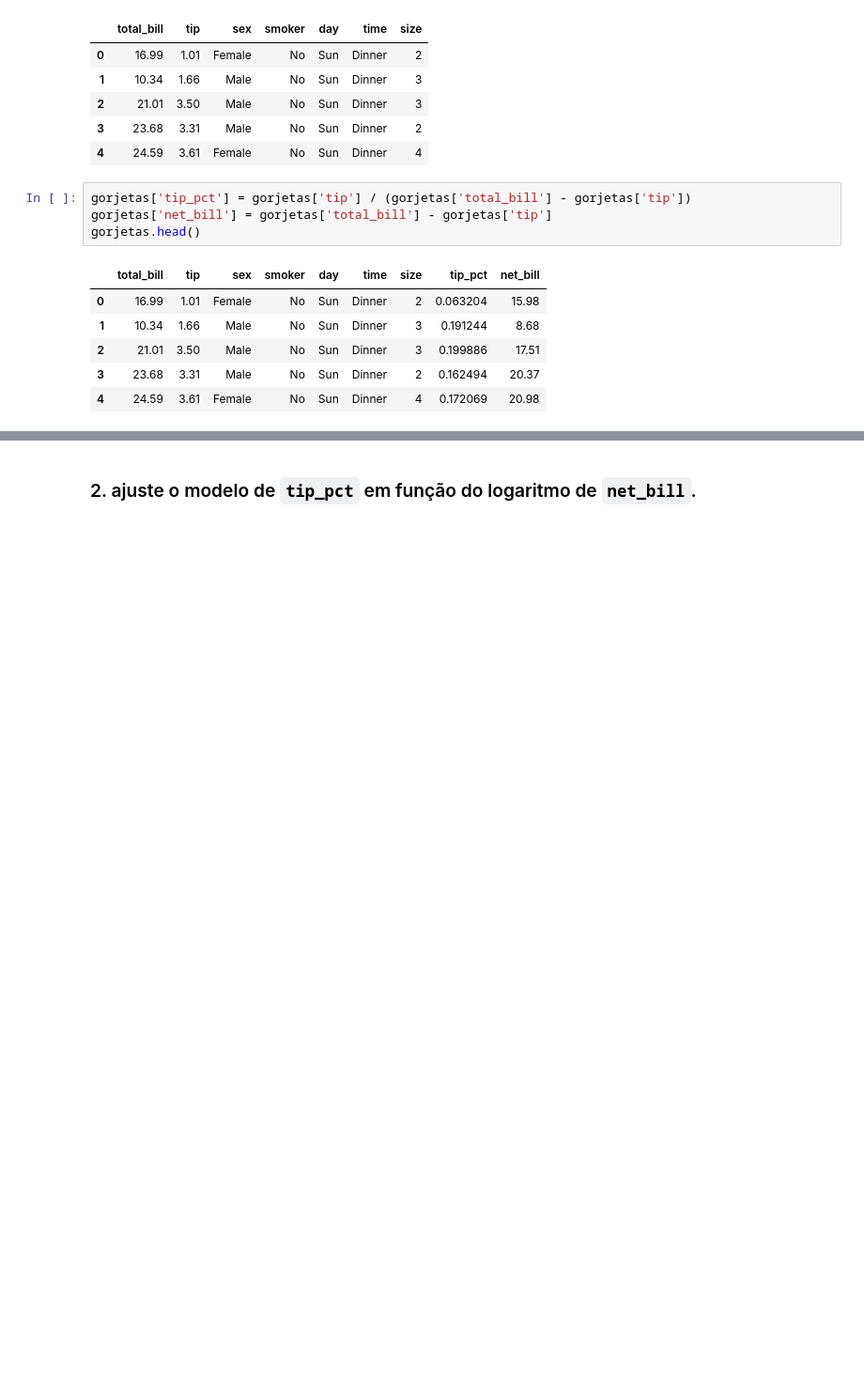
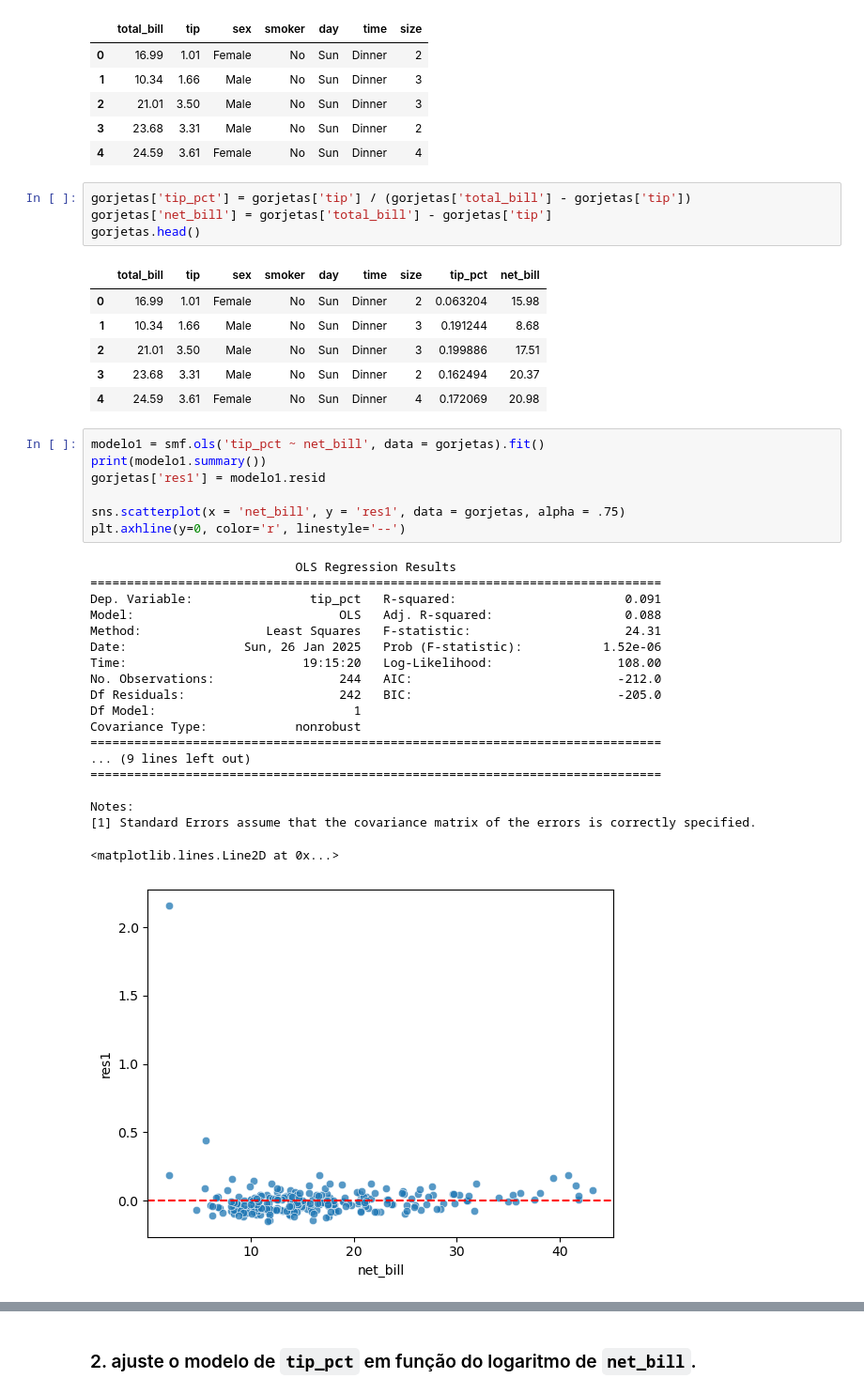
Before and after one commit to kelvi-orloviki/mod12b, a Jupyter notebook: mod12 ex02 - transformações em X e Y.ipynb, the cells around one changed output, grey strips where cells are left out. Shown: that part at 94% size. Cells and saved outputs as stored; diff of their text form; blank space fills up the shorter version.

```diff
--- a/mod12 ex02 - transformações em X e Y.ipynb
+++ b/mod12 ex02 - transformações em X e Y.ipynb
@@ -35,3 +35,30 @@ gorjetas.head()
 | 2 | 21.01 | 3.50 | Male | No | Sun | Dinner | 3 | 0.199886 | 17.51 |
 | 3 | 23.68 | 3.31 | Male | No | Sun | Dinner | 2 | 0.162494 | 20.37 |
 | 4 | 24.59 | 3.61 | Female | No | Sun | Dinner | 4 | 0.172069 | 20.98 |
+# %%
+modelo1 = smf.ols('tip_pct ~ net_bill', data = gorjetas).fit()
+print(modelo1.summary())
+gorjetas['res1'] = modelo1.resid
+
+sns.scatterplot(x = 'net_bill', y = 'res1', data = gorjetas, alpha = .75)
+plt.axhline(y=0, color='r', linestyle='--')
+# %% [output]
+                            OLS Regression Results
+==============================================================================
+Dep. Variable:                tip_pct   R-squared:                       0.091
+Model:                            OLS   Adj. R-squared:                  0.088
+Method:                 Least Squares   F-statistic:                     24.31
+Date:                Sun, 26 Jan 2025   Prob (F-statistic):           1.52e-06
+Time:                        19:15:20   Log-Likelihood:                 108.00
+No. Observations:                 244   AIC:                            -212.0
+Df Residuals:                     242   BIC:                            -205.0
+Df Model:                           1
+Covariance Type:            nonrobust
+==============================================================================
+... (9 lines left out)
+==============================================================================
+
+Notes:
+[1] Standard Errors assume that the covariance matrix of the errors is correctly specified.
+<matplotlib.lines.Line2D at 0x...>
+[figure, added]
```
Also changed, not shown: parts of 17 cells of this notebook.
